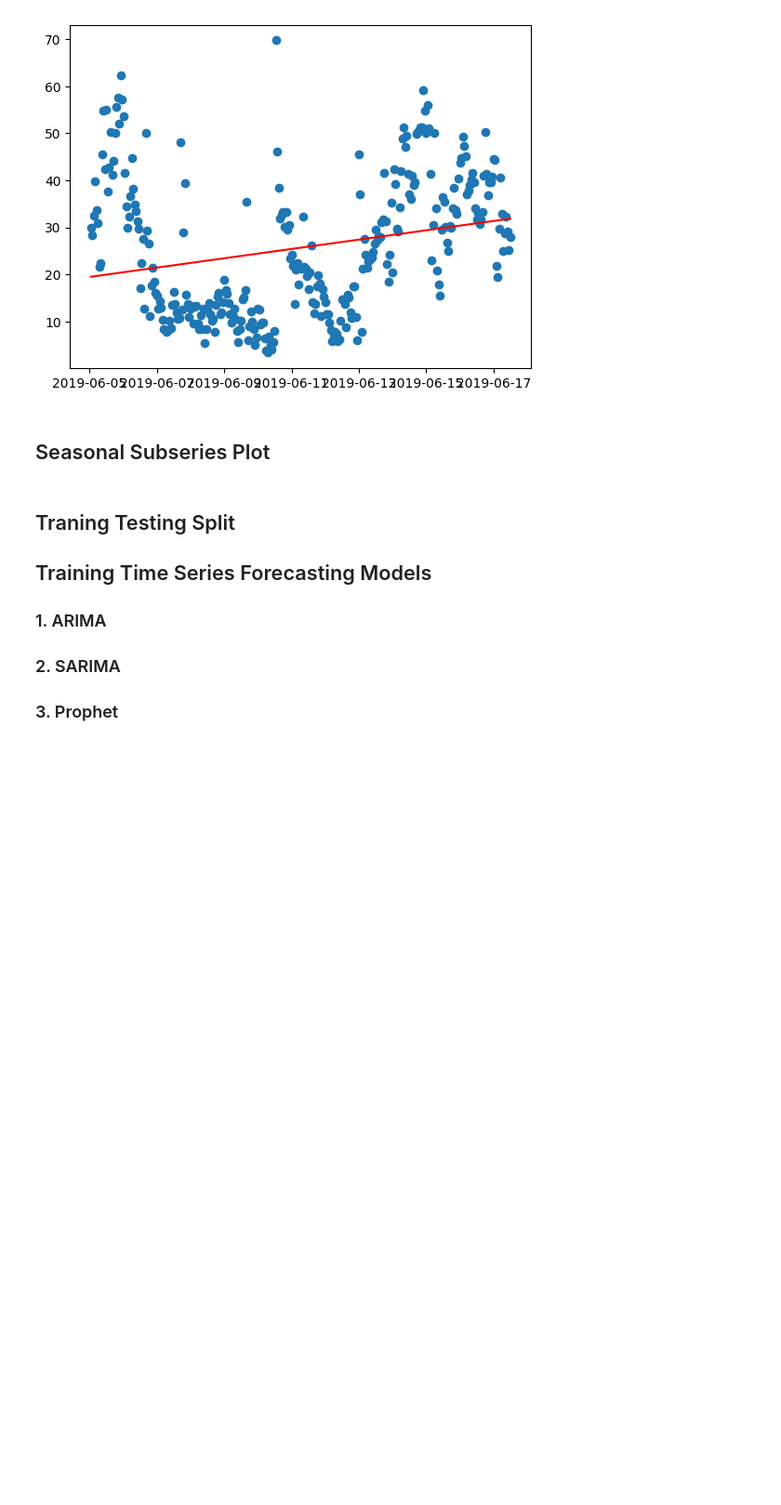
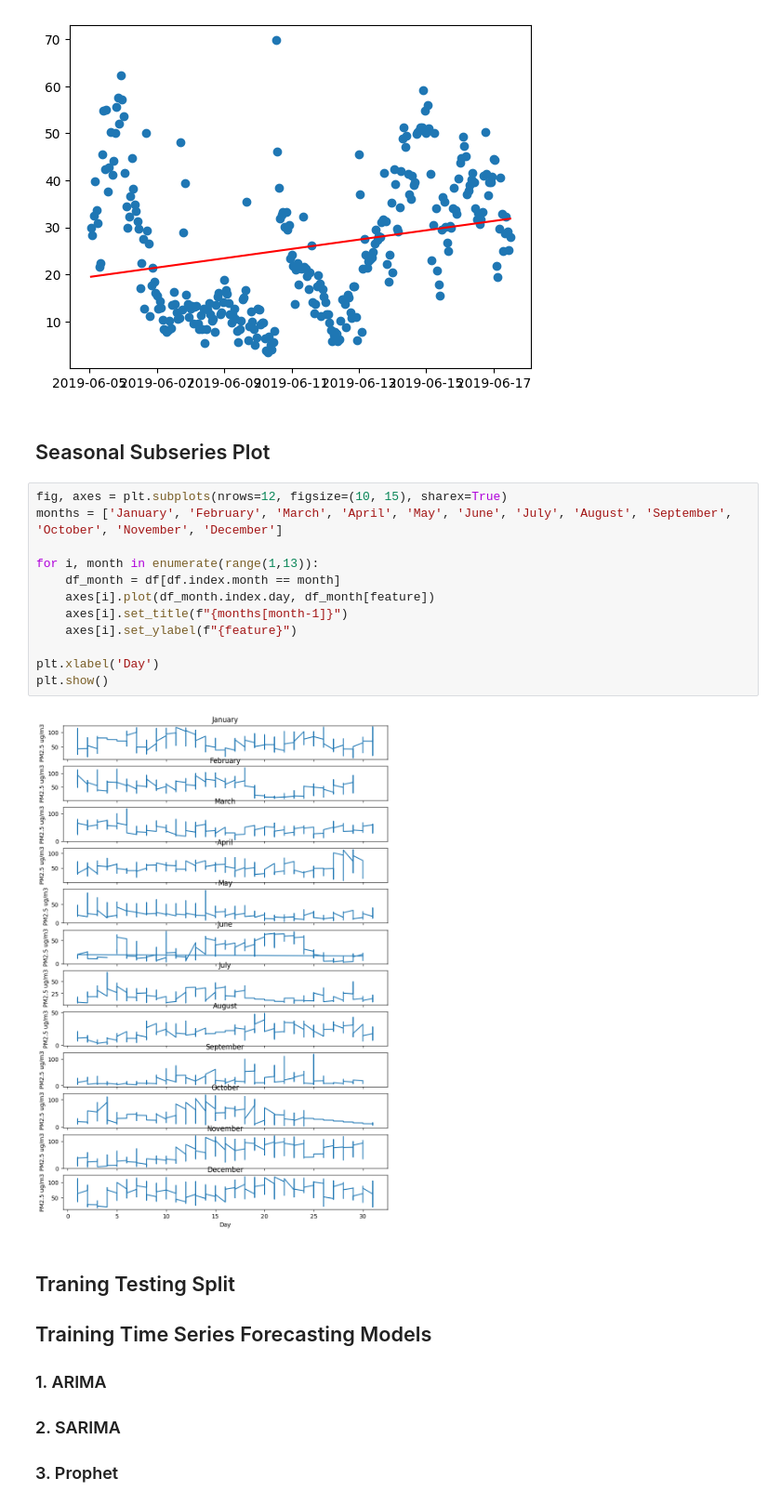
Before and after one commit to sid56rajawat/AQI-Monitoring-and-Prediction, a Jupyter notebook: EDA.ipynb, the cells around one changed output. Shown at 93% size. Saved outputs shown, nothing was run; the diff lists cells and outputs as text; blank space fills up the shorter version.

```diff
--- a/EDA.ipynb
+++ b/EDA.ipynb
@@ -175,6 +175,20 @@ plt.show()
 [figure]
 # %% [markdown]
 ## Seasonal Subseries Plot
+# %%
+fig, axes = plt.subplots(nrows=12, figsize=(10, 15), sharex=True)
+months = ['January', 'February', 'March', 'April', 'May', 'June', 'July', 'August', 'September', 'October', 'November', 'December']
+
+for i, month in enumerate(range(1,13)):
+    df_month = df[df.index.month == month]
+    axes[i].plot(df_month.index.day, df_month[feature])
+    axes[i].set_title(f"{months[month-1]}")
+    axes[i].set_ylabel(f"{feature}")
+
+plt.xlabel('Day')
+plt.show()
+# %% [output]
+[figure, added]
 # %% [markdown]
 ## Traning Testing Split
 ## Training Time Series Forecasting Models
```
Also changed, not shown: parts of 5 cells of this notebook.
